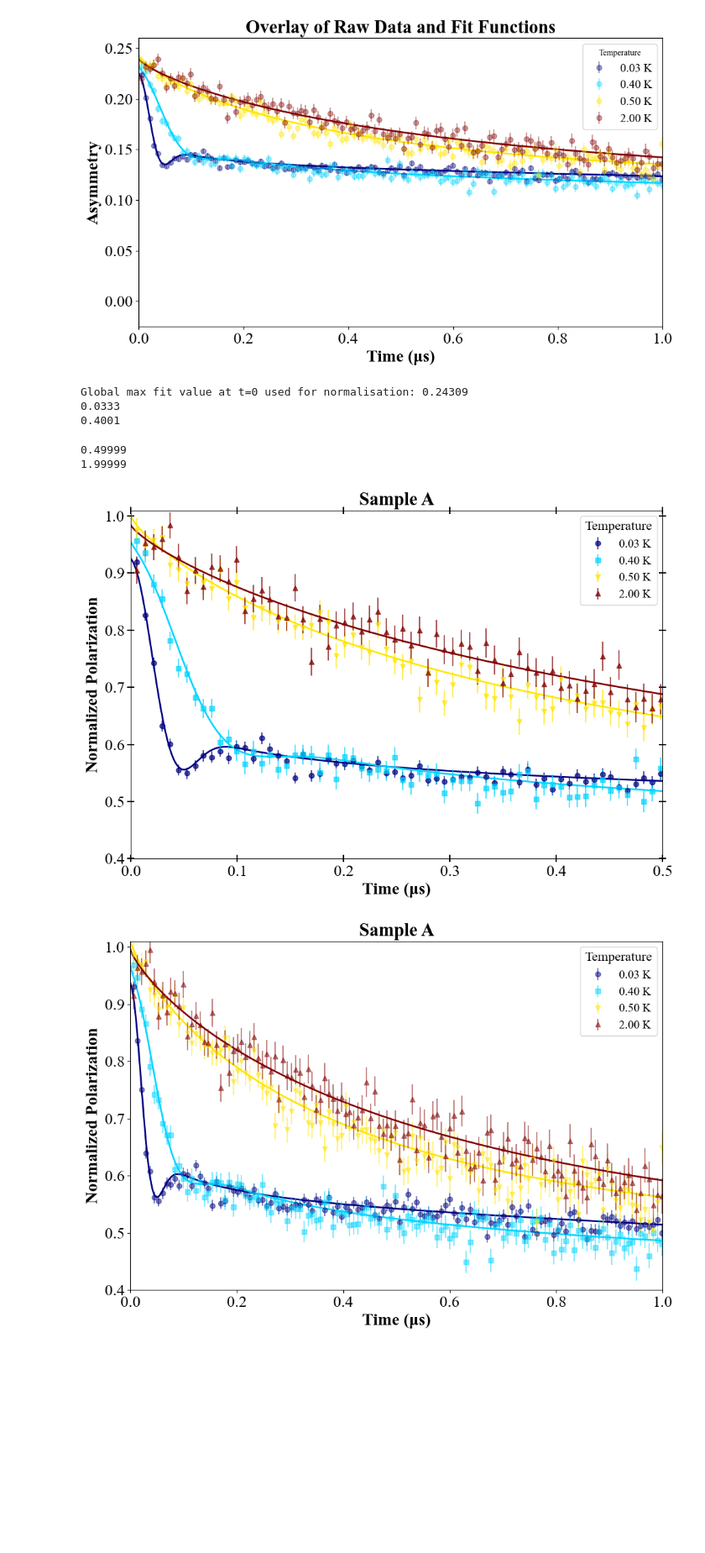
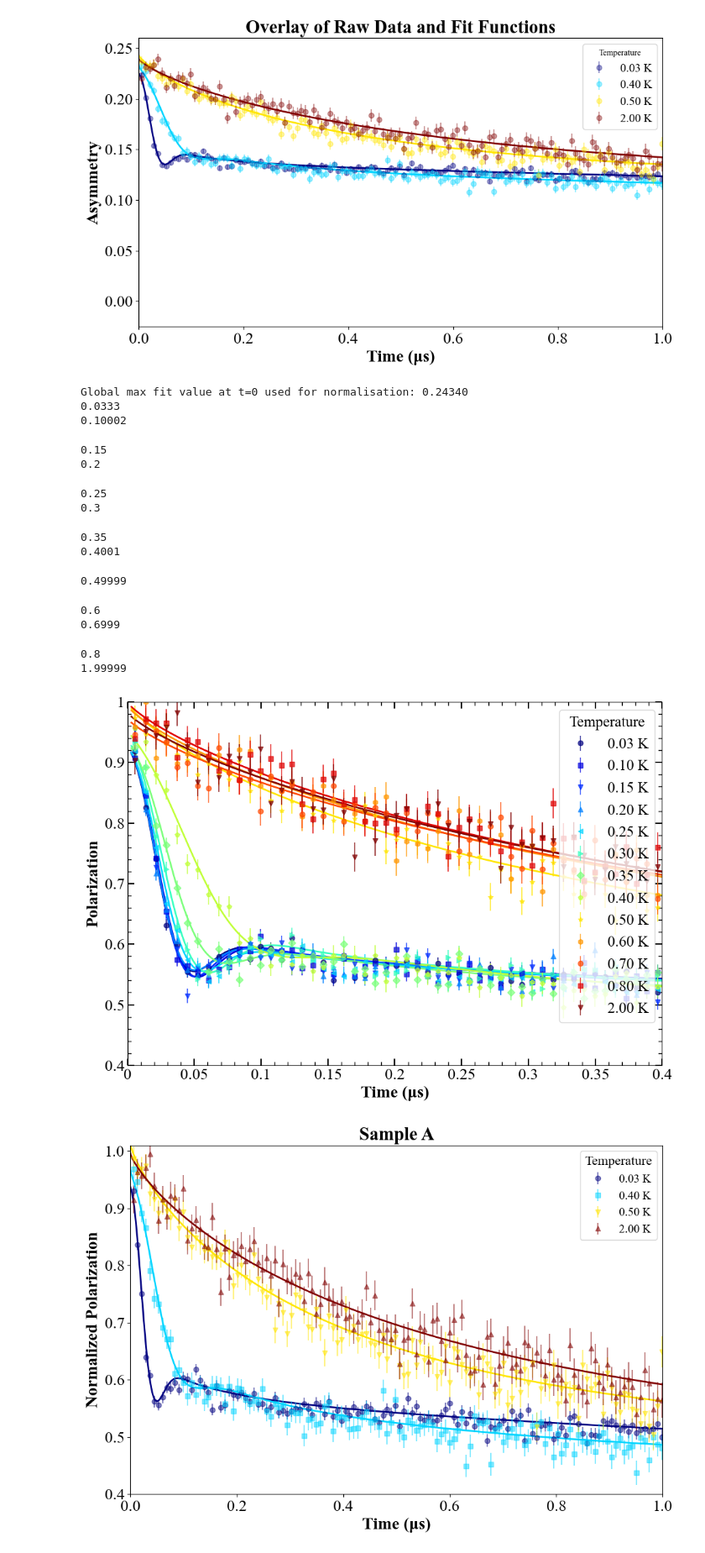
Before and after one commit to Brogan8813/strain-cell, a Jupyter notebook: PPMS_Data_and_Plotting/Plotting/MusrPlotting/New_format_plotting/Beta_1/Spectra_plotting.ipynb, the cells around one changed output. Shown at 84% size. Cells and saved outputs as stored; diff of their text form; code cells hidden in the pictures; blank space fills up the shorter version.

Commit message:
plotting muon data for talk

```diff
--- a/PPMS_Data_and_Plotting/Plotting/MusrPlotting/New_format_plotting/Beta_1/Spectra_plotting.ipynb
+++ b/PPMS_Data_and_Plotting/Plotting/MusrPlotting/New_format_plotting/Beta_1/Spectra_plotting.ipynb
@@ -944,7 +944,7 @@ import re  # regex for extracting run_no from filename
 
 # CONTROL OF SAMPLE, PARAMETER DATAFILE AND PLOTTING DIRECTION
 from_start = True  # True = ascending run numbers, False = descending
-Sample_A = True  # True for sample A, False for sample B
+Sample_A = False  # True for sample A, False for sample B
 
 # Path to fit parameter file
 if Sample_A:
@@ -962,13 +962,13 @@ if Sample_A:
         #'2463.dat',
         #'2464.dat',
         #'2465.dat',
-        #'2466.dat',
+        '2466.dat',
         '2467.dat',
         '2468.dat',
         #'2469.dat',
         #'2470.dat',
-        #'2471.dat',
-        '2472.dat',
+        '2471.dat',
+        #'2472.dat',
     ]
 else:
     datafiles = [
@@ -1058,48 +1058,65 @@ for i, (df, fname) in enumerate(zip(dfs, datafiles)):
     marker = marker_styles[i % len(marker_styles)]
     ax.errorbar(x, y_norm, yerr=yerr_norm, fmt=marker, color=color, alpha=0.7, label=f'{temp:.2f} K')
 
-    t_fit, A_fit, _ = YBO_fit_function(run_no, Parameter_datafile, x_min=0, x_max=10, points=10000)
+    t_fit, A_fit, _ = YBO_fit_function(run_no, Parameter_datafile, x_min=0.003, x_max=10, points=10000)
     A_fit_norm = A_fit / global_max
     ax.plot(t_fit, A_fit_norm, color=color, linewidth=2)
 
 # Format axes and labels
 ax.set_xlabel('Time (μs)', fontsize=20, weight='bold')
-ax.set_ylabel('Normalized Polarization', fontsize=20, weight='bold')
-ax.set_xlim(0, 0.5)
-ax.set_ylim(0.4, 1.01)
+ax.set_ylabel('Polarization', fontsize=20, weight='bold')
+ax.set_xlim(0, 0.4)
+ax.set_ylim(0.4, 1.)
 
-ax.set_title(Title, fontsize=22, weight='bold')
-ax.tick_params(which='both', direction='inout', top=True, right=True, length=8, width =1.5)
+#ax.set_title(Title, fontsize=22, weight='bold')
+
+ax.minorticks_on()
+ax.tick_params(which='major', direction='in', top=True, right=True, length=8, width=1.5)
+ax.tick_params(which='minor', direction='in', top=True, right=True, length=4, width=1.0)
+#ax.tick_params(which='both', direction='in', top=True, right=True, length=8, width =1.5)
+
+#cut off trailing zeroes in legend
+ax.xaxis.set_major_formatter(plt.FormatStrFormatter('%g'))
+ax.yaxis.set_major_formatter(plt.FormatStrFormatter('%g'))
 
 # Only show legend for raw data (fits have no labels)
-ax.legend(title='Temperature', fontsize=14, title_fontsize=16, loc='upper right')
+ax.legend(title='Temperature', fontsize=18, title_fontsize=18, loc='upper right')
 
 plt.tight_layout()
 
 # Save figure
 figpath = os.path.join(output_dir, 'normalised_asymmetry_all_runs.png')
 
 
 def get_unique_filename(base_path, base_name, ext):
     counter = 0
     while True:
         suffix = f"_{counter:03d}"
         full_name = f"{base_name}{suffix}.{ext}"
         full_path = os.path.join(base_path, full_name)
         if not os.path.exists(full_path):
             return full_path
         counter += 1
 
 filename = get_unique_filename(output_dir, f"asymmetry_overlay_Sample{'A' if Sample_A else 'B'}", "png")
 fig.savefig(filename, dpi=300, bbox_inches='tight')
 plt.show()
 # %% [output]
-Global max fit value at t=0 used for normalisation: 0.24309
+Global max fit value at t=0 used for normalisation: 0.24340
 0.0333
-0.4001
+0.10002
-0.49999
-1.99999
+0.15
+0.2
+0.25
+0.3
+0.35
+0.4001
+0.49999
+0.6
+0.6999
+0.8
+1.99999
-[figure, old version]
+[figure, new version]
 # %%
 import os
 import numpy as np
```
Also changed, not shown: 27 other files.
